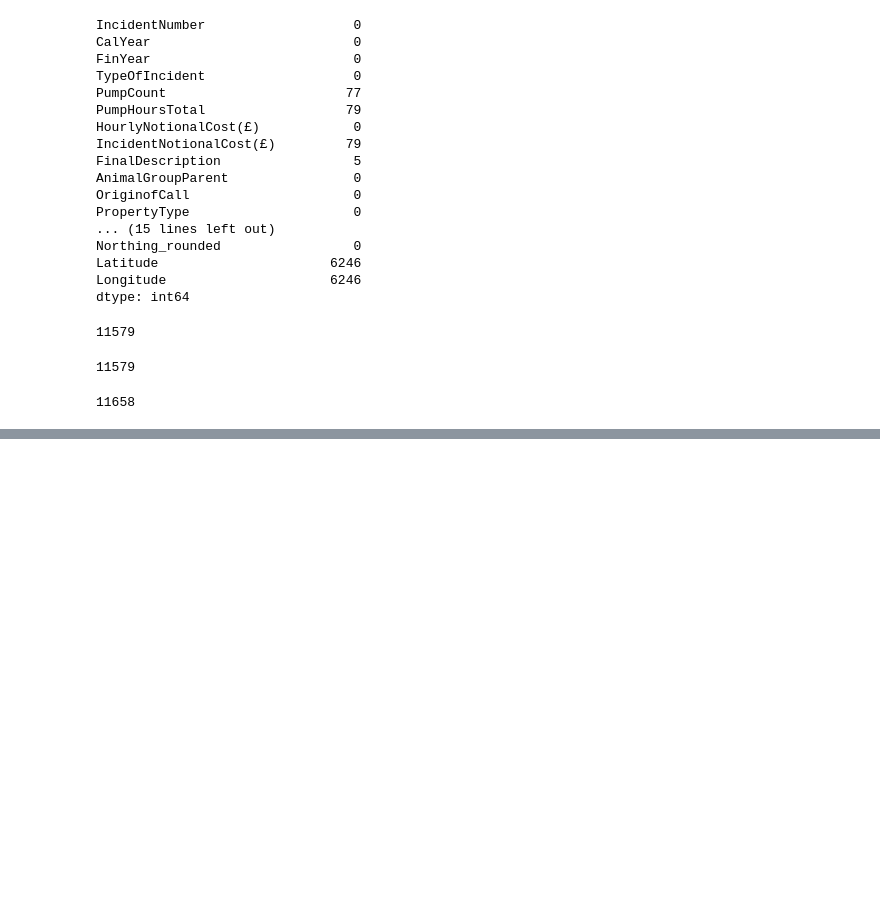
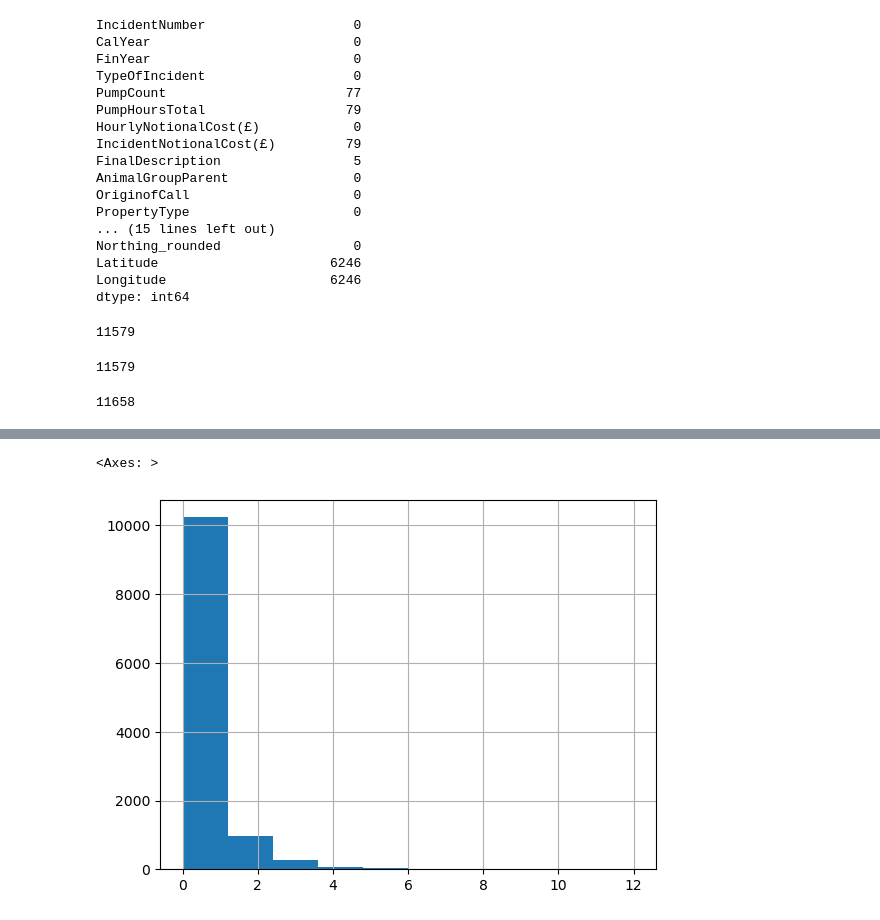
Before and after one commit to lkeegan/jupyter-data-exploration-live, a Jupyter notebook: part3.ipynb, the cells around one changed output, grey strips where cells are left out. Cells and saved outputs as stored; diff of their text form; code cells hidden in the pictures; blank space fills up the shorter version.

```diff
--- a/part3.ipynb
+++ b/part3.ipynb
@@ -155,0 +161,5 @@ len(df)
+# %%
+df.PumpHoursTotal.hist()
+# %% [output]
+<Axes: >
+[figure, added]
```
Also changed, not shown: parts of 2 cells of this notebook.
